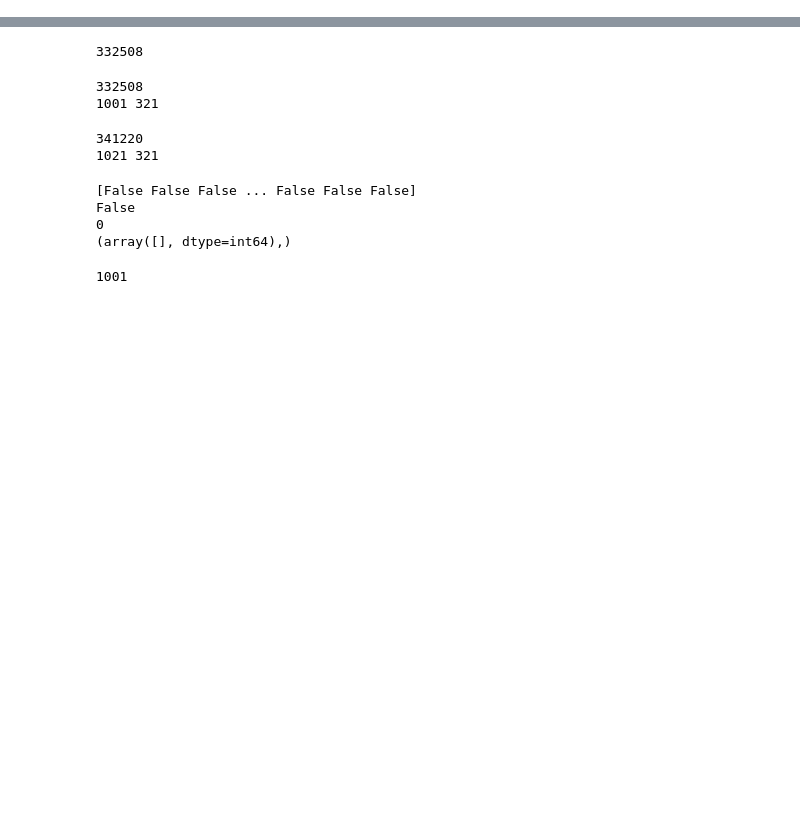
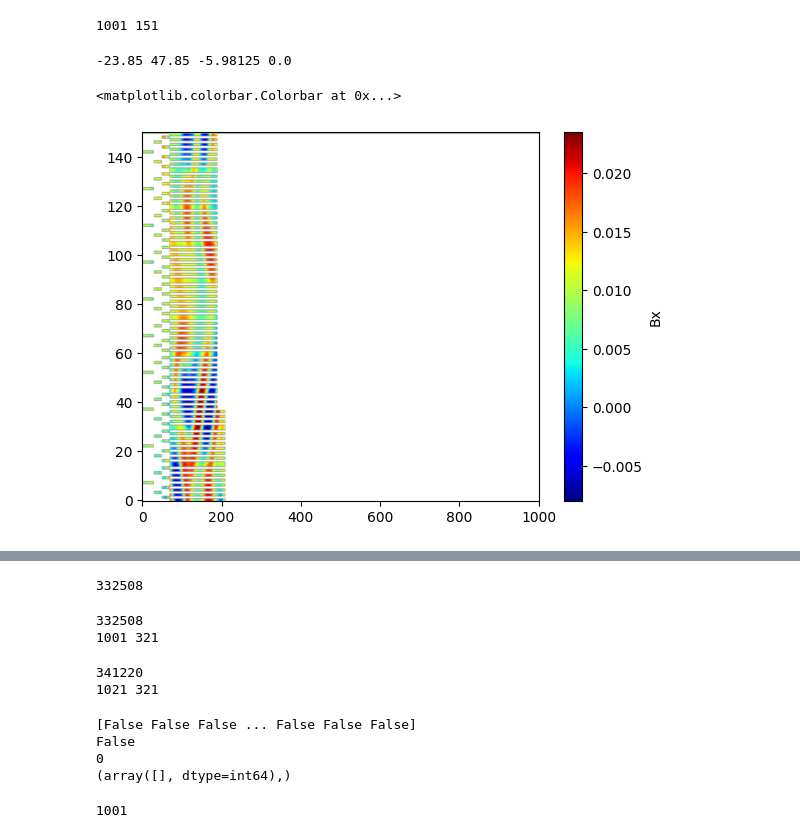
Before and after one commit to weipengyao/scripts, a Jupyter notebook: amrvac/test.ipynb, the cells around one changed output, grey strips where cells are left out. Drawn from its saved outputs; the diff is of its cells as text; code cells hidden in the pictures; blank space fills up the shorter version.

```diff
--- a/amrvac/test.ipynb
+++ b/amrvac/test.ipynb
@@ -5,0 +4,3 @@ import matplotlib.gridspec as gridspec
+# %%
+data = np.loadtxt('/Users/yao/Documents/Data/AMRVAC/test3/test_0005.blk',
+           skiprows=2,usecols=[0,1,2,7,8,9])
@@ -5,0 +23,2 @@ import matplotlib.gridspec as gridspec
+# %%
+x, y, rho, bx, by, bz = data.T
@@ -5,0 +45,44 @@ import matplotlib.gridspec as gridspec
+# %%
+# we get the grid size from the unique x and y values, and then reshape the data accordingly
+# and it is the XXX_grid 2D arrays that we have to use
+
+xu = np.unique(x)
+yu = np.unique(y)
+Nx, Ny = xu.size, yu.size
+print(Nx, Ny)
+# Nx, Ny = 481, 81  # override for the test3 data
+
+x_grid    = grid_data(x, y, x,   Nx, Ny)
+y_grid    = grid_data(x, y, y,   Nx, Ny)
+rho_grid  = grid_data(x, y, rho, Nx, Ny)
+bx_grid   = grid_data(x, y, bx,  Nx, Ny)
+by_grid   = grid_data(x, y, by,  Nx, Ny)
+bz_grid   = grid_data(x, y, bz,  Nx, Ny)
+# %% [output]
+1001 151
+# %%
+# prepare for plotting
+
+xmin = np.min(x)
+xmax = np.max(x)
+ymin = np.min(y)
+ymax = np.max(y)
+
+print(xmin, xmax, ymin, ymax)
+# %% [output]
+-23.85 47.85 -5.98125 0.0
+# %%
+# have a quick visual check
+# note the NaN values on the boundary of AMR blocks
+# we will have to mask them out when doing FFT of the data (of the magnetic fields)
+# for now, we just roughly take a range of [-10, 30] along x, which we see clearly that there is no NaN
+
+plt.imshow(bx_grid.T,
+           origin='lower',
+        #    extent=(xmin, xmax, ymin, ymax),
+           cmap='jet',
+           aspect='auto')
+plt.colorbar(label='Bx')
+# %% [output]
+<matplotlib.colorbar.Colorbar at 0x...>
+[figure, added]
```
Also changed, not shown: parts of 11 cells of this notebook, 4 other files.
